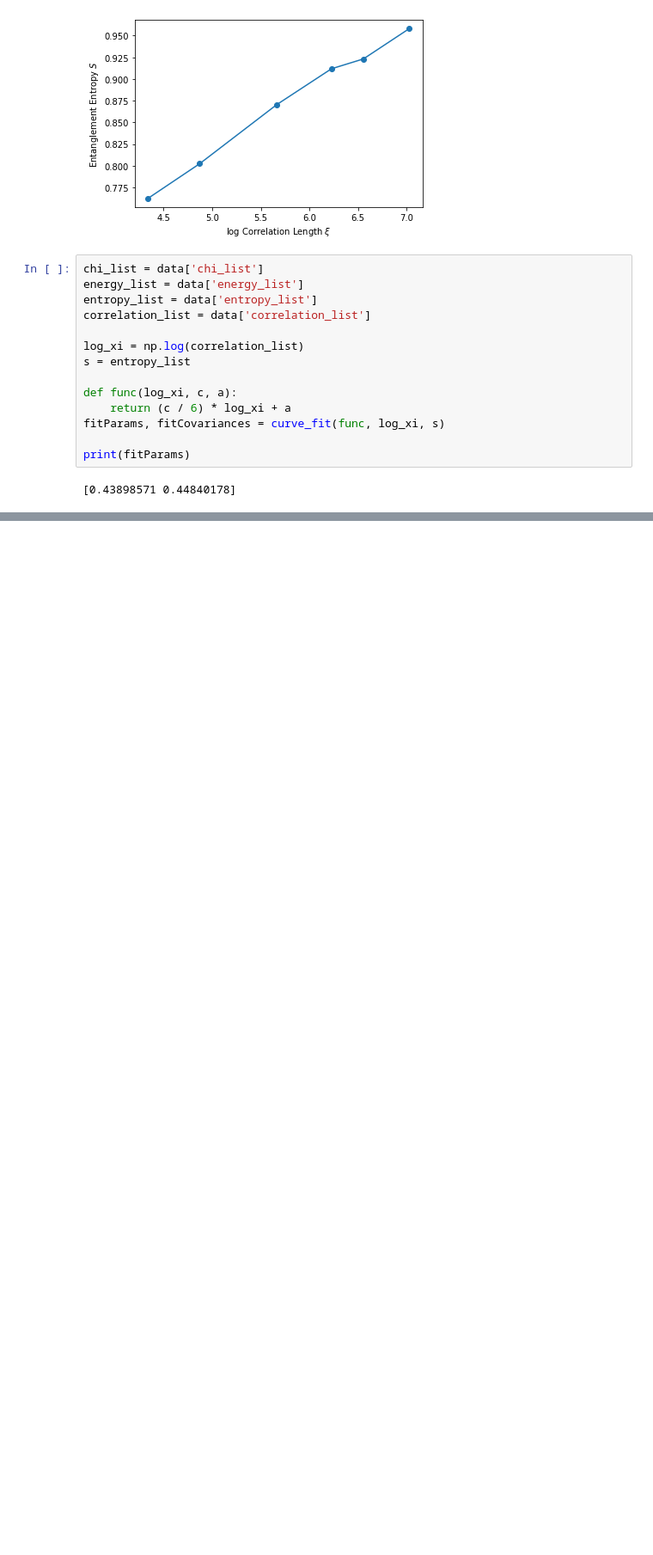
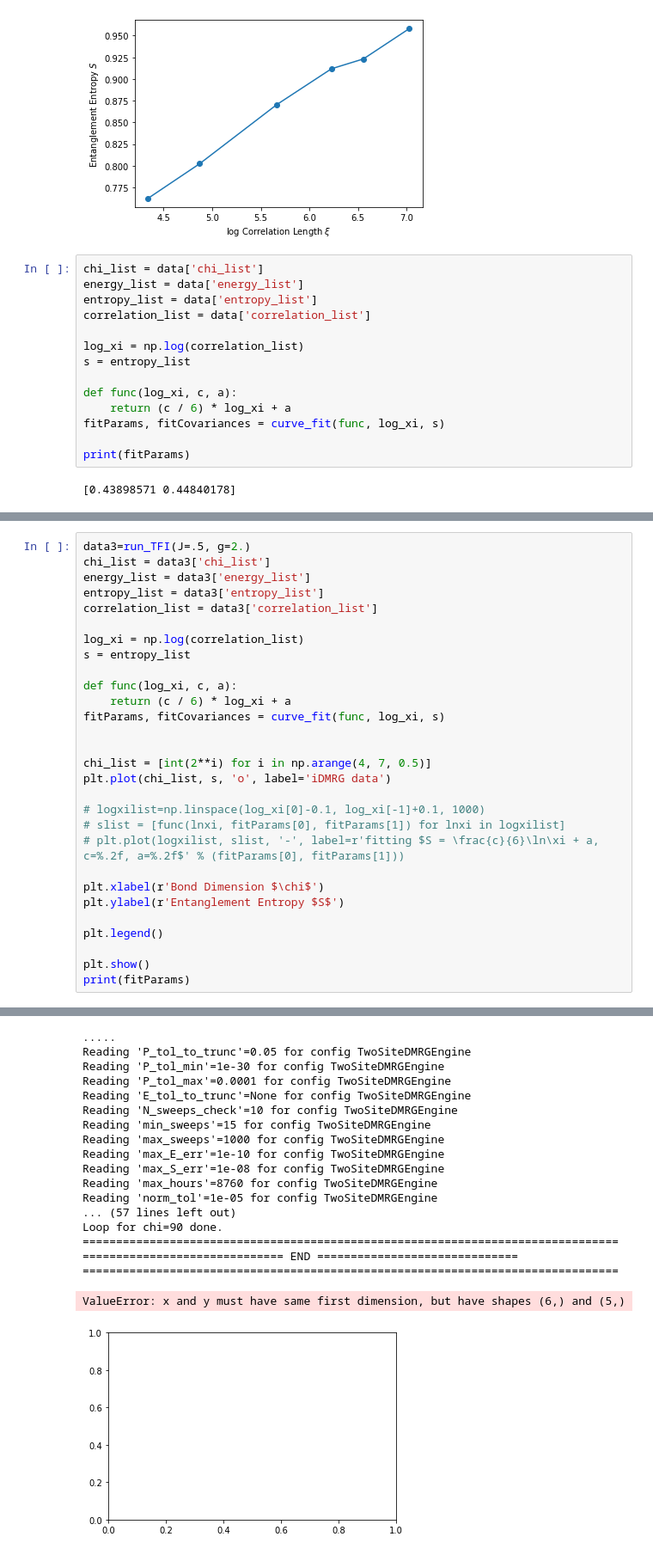
Before and after one commit to JerryChen97/KitaevLadder, a Jupyter notebook: Ising_test.ipynb, the cells around one changed output, grey strips where cells are left out. Shown at 86% size. Drawn from its saved outputs; the diff is of its cells as text; blank space fills up the shorter version.

```diff
--- a/Ising_test.ipynb
+++ b/Ising_test.ipynb
@@ -551,0 +572,30 @@ print(fitParams)
+# %%
+data3=run_TFI(J=.5, g=2.)
+chi_list = data3['chi_list']
+energy_list = data3['energy_list']
+entropy_list = data3['entropy_list']
+correlation_list = data3['correlation_list']
+
+log_xi = np.log(correlation_list)
+s = entropy_list
+
+def func(log_xi, c, a):
+    return (c / 6) * log_xi + a
+fitParams, fitCovariances = curve_fit(func, log_xi, s)
+
+
+chi_list = [int(2**i) for i in np.arange(4, 7, 0.5)]
+plt.plot(chi_list, s, 'o', label='iDMRG data')
+
+# logxilist=np.linspace(log_xi[0]-0.1, log_xi[-1]+0.1, 1000)
+# slist = [func(lnxi, fitParams[0], fitParams[1]) for lnxi in logxilist]
+# plt.plot(logxilist, slist, '-', label=r'fitting $S = \frac{c}{6}\ln\xi + a, c=%.2f, a=%.2f$' % (fitParams[0], fitParams[1]))
+
+plt.xlabel(r'Bond Dimension $\chi$')
+plt.ylabel(r'Entanglement Entropy $S$')
+
+plt.legend()
+
+plt.show()
+print(fitParams)
+# %% [output]
@@ -551,0 +687,19 @@ print(fitParams)
+.....
+Reading 'P_tol_to_trunc'=0.05 for config TwoSiteDMRGEngine
+Reading 'P_tol_min'=1e-30 for config TwoSiteDMRGEngine
+Reading 'P_tol_max'=0.0001 for config TwoSiteDMRGEngine
+Reading 'E_tol_to_trunc'=None for config TwoSiteDMRGEngine
+Reading 'N_sweeps_check'=10 for config TwoSiteDMRGEngine
+Reading 'min_sweeps'=15 for config TwoSiteDMRGEngine
+Reading 'max_sweeps'=1000 for config TwoSiteDMRGEngine
+Reading 'max_E_err'=1e-10 for config TwoSiteDMRGEngine
+Reading 'max_S_err'=1e-08 for config TwoSiteDMRGEngine
+Reading 'max_hours'=8760 for config TwoSiteDMRGEngine
+Reading 'norm_tol'=1e-05 for config TwoSiteDMRGEngine
+... (57 lines left out)
+Loop for chi=90 done.
+================================================================================
+============================== END ==============================
+================================================================================
+ValueError: x and y must have same first dimension, but have shapes (6,) and (5,)
+[figure, added]
```
Also changed, not shown: parts of 7 cells of this notebook, 35 other files.
